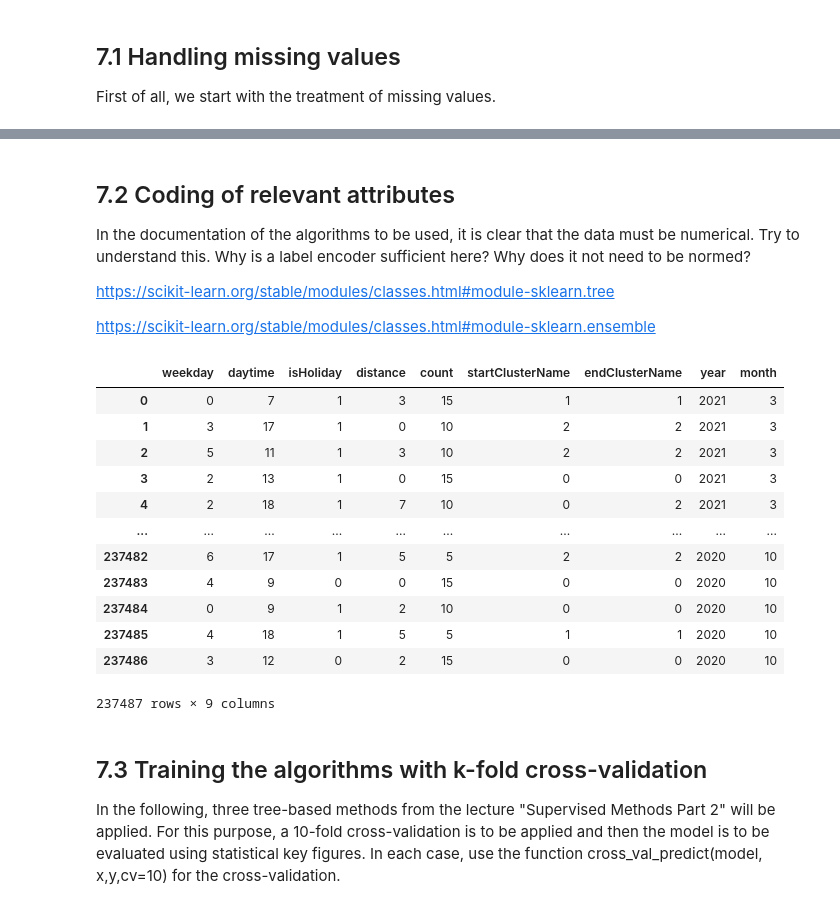
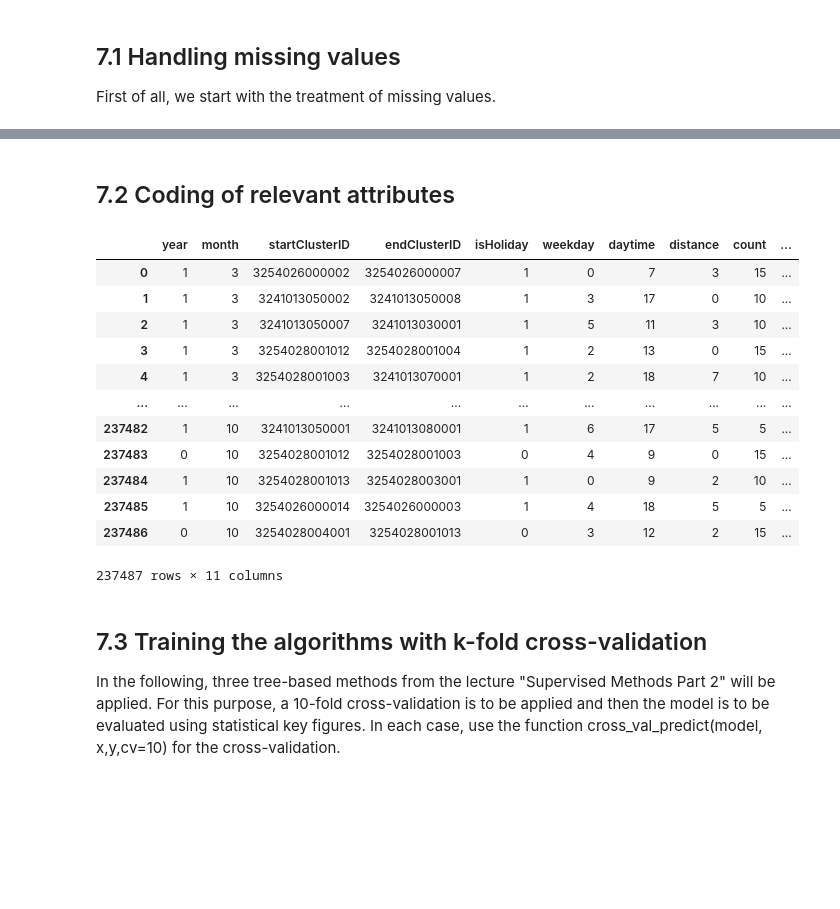
Before and after one commit to jordantatue/datamining, a Jupyter notebook: boosting_regression.ipynb, the cells around one changed output, grey strips where cells are left out. Saved outputs shown, nothing was run; the diff lists cells and outputs as text; code cells hidden in the pictures; blank space fills up the shorter version.

```diff
--- a/boosting_regression.ipynb
+++ b/boosting_regression.ipynb
@@ -78,44 +58,30 @@ dfCopy
-# %% [markdown]
-## 7.2 Coding of relevant attributes
-In the documentation of the algorithms to be used, it is clear that the data must be numerical. Try to understand this. Why is a label encoder sufficient here? Why does it not need to be normed?
-
-https://scikit-learn.org/stable/modules/classes.html#module-sklearn.tree
-
-https://scikit-learn.org/stable/modules/classes.html#module-sklearn.ensemble
-# %%
-labelenc = preprocessing.LabelEncoder()
-labelenc.fit(dfCopy.isHoliday)
-dfCopy['isHoliday'] = labelenc.transform(dfCopy.isHoliday)
-
-labelenc.fit(dfCopy.startClusterName)
-dfCopy['startClusterName'] = labelenc.transform(dfCopy.startClusterName)
-
-labelenc.fit(dfCopy.endClusterName)
-dfCopy['endClusterName'] = labelenc.transform(dfCopy.endClusterName)
-
-labelenc.fit(dfCopy.weekday)
-dfCopy['weekday'] = labelenc.transform(dfCopy.weekday)
-
-labelenc.fit(dfCopy.endClusterName)
-dfCopy['endClusterName'] = labelenc.transform(dfCopy.endClusterName)
-
-dfPrepared = dfCopy
-
-dfPrepared
-# %% [output]
-|  | weekday | daytime | isHoliday | distance | count | startClusterName | endClusterName | year | month |
-| 0 | 0 | 7 | 1 | 3 | 15 | 1 | 1 | 2021 | 3 |
-| 1 | 3 | 17 | 1 | 0 | 10 | 2 | 2 | 2021 | 3 |
-| 2 | 5 | 11 | 1 | 3 | 10 | 2 | 2 | 2021 | 3 |
-| 3 | 2 | 13 | 1 | 0 | 15 | 0 | 0 | 2021 | 3 |
-| 4 | 2 | 18 | 1 | 7 | 10 | 0 | 2 | 2021 | 3 |
-| ... | ... | ... | ... | ... | ... | ... | ... | ... | ... |
-| 237482 | 6 | 17 | 1 | 5 | 5 | 2 | 2 | 2020 | 10 |
-| 237483 | 4 | 9 | 0 | 0 | 15 | 0 | 0 | 2020 | 10 |
-| 237484 | 0 | 9 | 1 | 2 | 10 | 0 | 0 | 2020 | 10 |
-| 237485 | 4 | 18 | 1 | 5 | 5 | 1 | 1 | 2020 | 10 |
-| 237486 | 3 | 12 | 0 | 2 | 15 | 0 | 0 | 2020 | 10 |
-237487 rows × 9 columns
+# %% [markdown]
+## 7.2 Coding of relevant attributes
+# %%
+# here we decide to encode the year in two class because we just have two occurances on this attributes
+# and copy the date into a now sheet for the learning
+
+labelenc = preprocessing.LabelEncoder()
+labelenc.fit(dfCopy.isHoliday)
+dfCopy['year'] = labelenc.transform(dfCopy.isHoliday)
+
+dfPrepared = dfCopy.copy()
+
+dfPrepared
+# %% [output]
+|  | year | month | startClusterID | endClusterID | isHoliday | weekday | daytime | distance | count | ... |
+| 0 | 1 | 3 | 3254026000002 | 3254026000007 | 1 | 0 | 7 | 3 | 15 | ... |
+| 1 | 1 | 3 | 3241013050002 | 3241013050008 | 1 | 3 | 17 | 0 | 10 | ... |
+| 2 | 1 | 3 | 3241013050007 | 3241013030001 | 1 | 5 | 11 | 3 | 10 | ... |
+| 3 | 1 | 3 | 3254028001012 | 3254028001004 | 1 | 2 | 13 | 0 | 15 | ... |
+| 4 | 1 | 3 | 3254028001003 | 3241013070001 | 1 | 2 | 18 | 7 | 10 | ... |
+| ... | ... | ... | ... | ... | ... | ... | ... | ... | ... | ... |
+| 237482 | 1 | 10 | 3241013050001 | 3241013080001 | 1 | 6 | 17 | 5 | 5 | ... |
+| 237483 | 0 | 10 | 3254028001012 | 3254028001003 | 0 | 4 | 9 | 0 | 15 | ... |
+| 237484 | 1 | 10 | 3254028001013 | 3254028003001 | 1 | 0 | 9 | 2 | 10 | ... |
+| 237485 | 1 | 10 | 3254026000014 | 3254026000003 | 1 | 4 | 18 | 5 | 5 | ... |
+| 237486 | 0 | 10 | 3254028004001 | 3254028001013 | 0 | 3 | 12 | 2 | 15 | ... |
+237487 rows × 11 columns
 # %% [markdown]
 ## 7.3 Training the algorithms with k-fold cross-validation
 In the following, three tree-based methods from the lecture "Supervised Methods Part 2" will be applied. For this purpose, a 10-fold cross-validation is to be applied and then the model is to be evaluated using statistical key figures.
```
Also changed, not shown: parts of 26 cells of this notebook, 1 other file.
